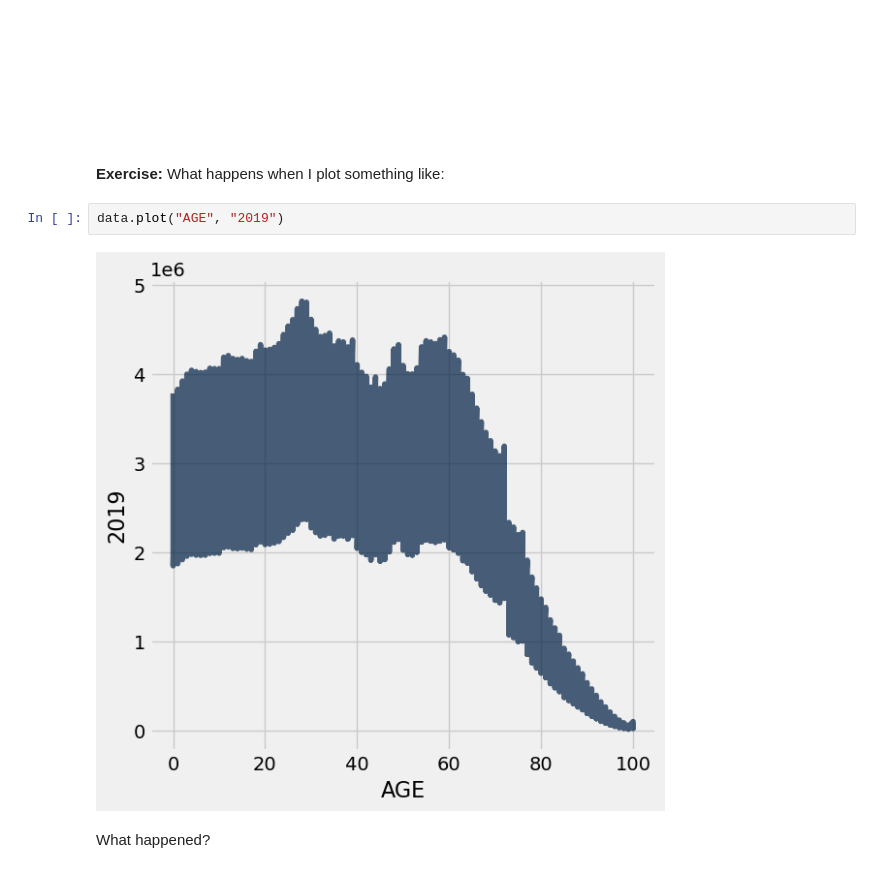
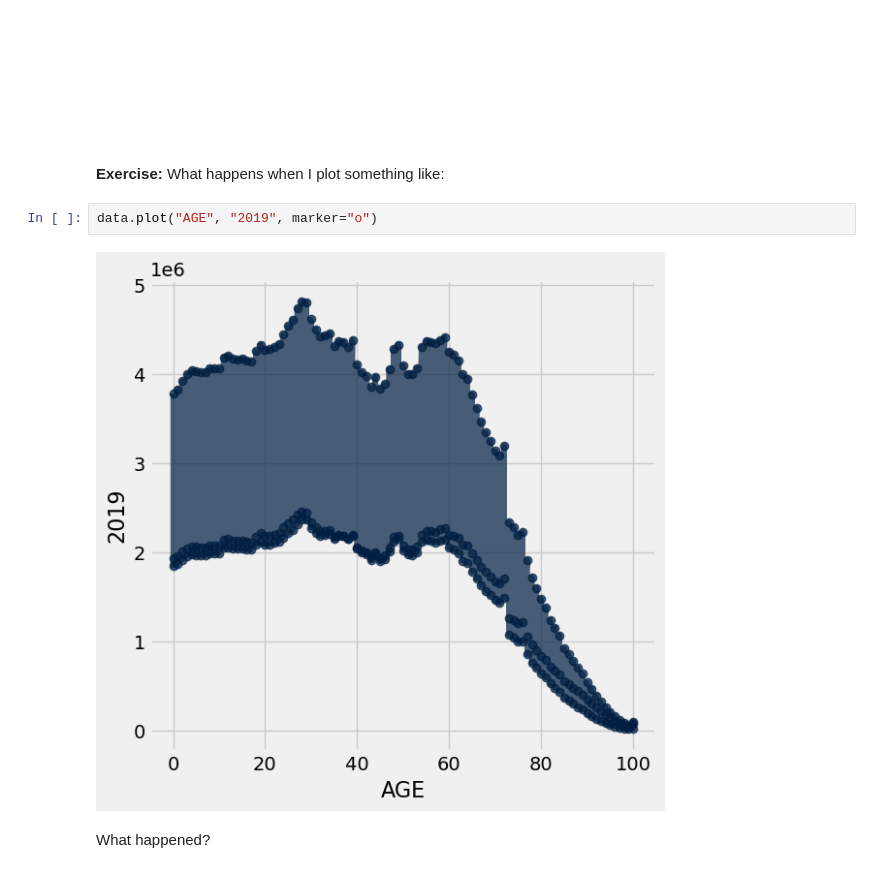
Before and after one commit to data-8/materials-sp23, a Jupyter notebook: lec/lec07.ipynb, the cells around one changed output. Saved outputs shown, nothing was run; the diff lists cells and outputs as text.

```diff
--- a/lec/lec07.ipynb
+++ b/lec/lec07.ipynb
@@ -119,9 +119,9 @@ data.where("SEX", 0).plot('AGE', '2019')
 
 **Exercise:** What happens when I plot something like:
 # %%
-data.plot("AGE", "2019")
+data.plot("AGE", "2019", marker="o")
 # %% [output]
-[figure, old version]
+[figure, new version]
 # %% [markdown]
 What happened?
 # %%
```
Also changed, not shown: parts of 6 cells of this notebook.
